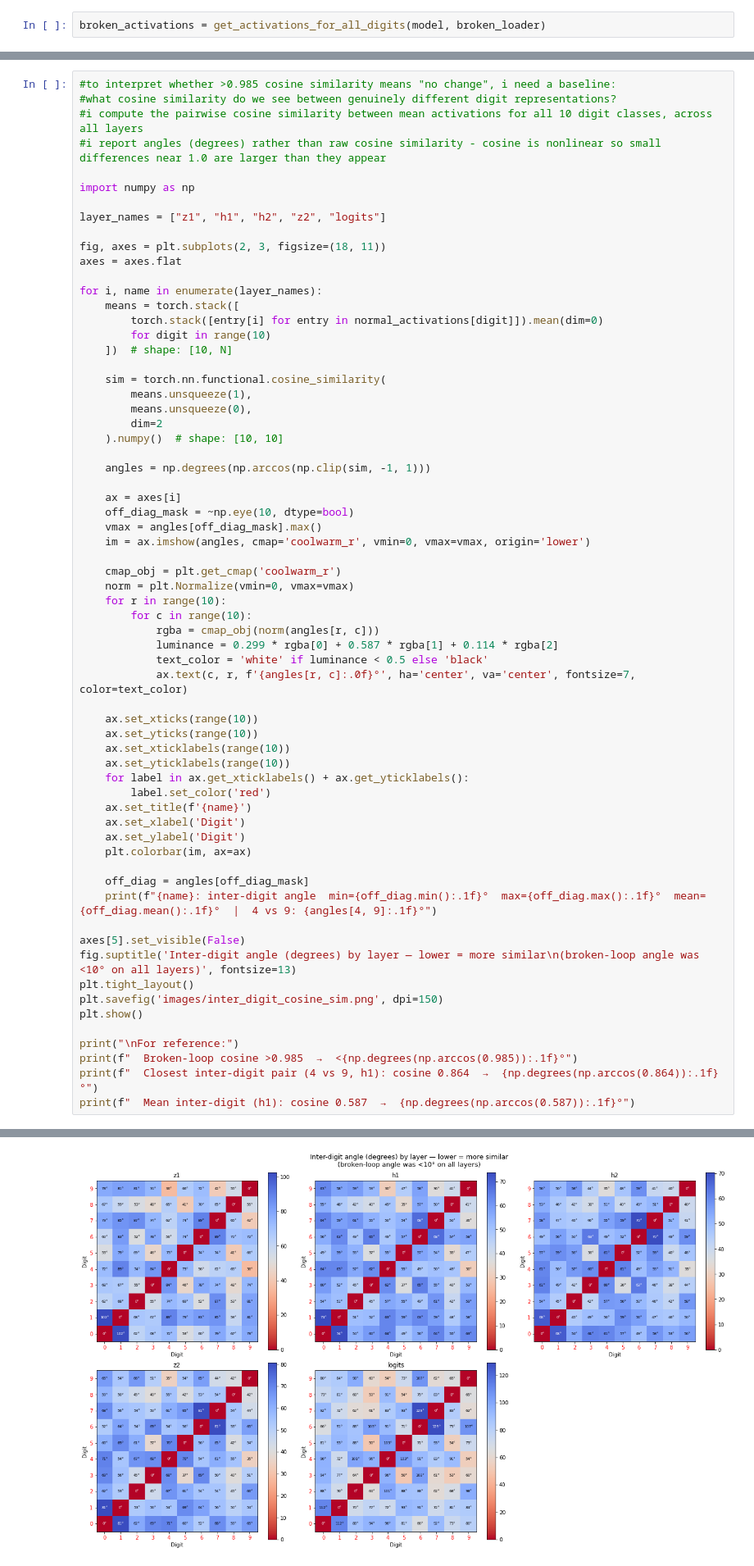
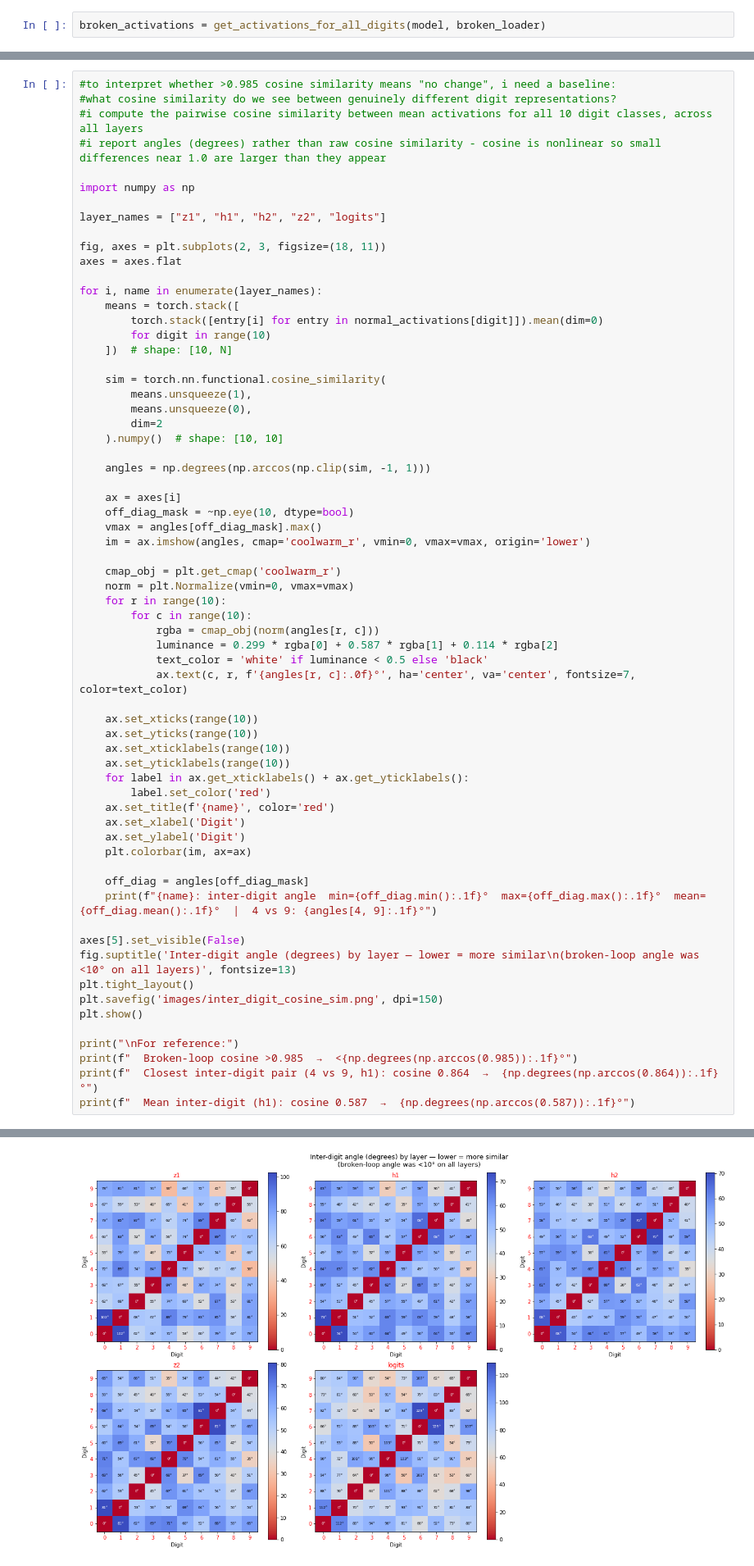
Before and after one commit to mild-rgb/mnist-mech-interp, a Jupyter notebook: mnist_interp_writeup.ipynb, the cells around one changed output, grey strips where cells are left out. Shown at 82% size. Saved outputs shown, nothing was run; the diff lists cells and outputs as text.

Commit message:
Make subplot titles (z1, h1, etc.) red
Co-Authored-By: Claude Sonnet 4.6 <noreply@anthropic.com>

```diff
--- a/mnist_interp_writeup.ipynb
+++ b/mnist_interp_writeup.ipynb
@@ -352,35 +352,35 @@ for i, name in enumerate(layer_names):
 
     ax.set_xticks(range(10))
     ax.set_yticks(range(10))
     ax.set_xticklabels(range(10))
     ax.set_yticklabels(range(10))
     for label in ax.get_xticklabels() + ax.get_yticklabels():
         label.set_color('red')
-    ax.set_title(f'{name}')
+    ax.set_title(f'{name}', color='red')
     ax.set_xlabel('Digit')
     ax.set_ylabel('Digit')
     plt.colorbar(im, ax=ax)
 
     off_diag = angles[off_diag_mask]
     print(f"{name}: inter-digit angle  min={off_diag.min():.1f}°  max={off_diag.max():.1f}°  mean={off_diag.mean():.1f}°  |  4 vs 9: {angles[4, 9]:.1f}°")
 
 axes[5].set_visible(False)
 fig.suptitle('Inter-digit angle (degrees) by layer — lower = more similar\n(broken-loop angle was <10° on all layers)', fontsize=13)
 plt.tight_layout()
 plt.savefig('images/inter_digit_cosine_sim.png', dpi=150)
 plt.show()
 
 print("\nFor reference:")
 print(f"  Broken-loop cosine >0.985  →  <{np.degrees(np.arccos(0.985)):.1f}°")
 print(f"  Closest inter-digit pair (4 vs 9, h1): cosine 0.864  →  {np.degrees(np.arccos(0.864)):.1f}°")
 print(f"  Mean inter-digit (h1): cosine 0.587  →  {np.degrees(np.arccos(0.587)):.1f}°")
 # %% [output]
 z1: inter-digit angle  min=35.6°  max=102.5°  mean=68.2°  |  4 vs 9: 35.6°
 h1: inter-digit angle  min=30.2°  max=73.7°  mean=53.5°  |  4 vs 9: 30.2°
 h2: inter-digit angle  min=34.9°  max=70.4°  mean=51.5°  |  4 vs 9: 34.9°
 z2: inter-digit angle  min=34.6°  max=80.8°  mean=57.3°  |  4 vs 9: 34.6°
 logits: inter-digit angle  min=50.2°  max=129.2°  mean=81.1°  |  4 vs 9: 53.6°
-[figure, old version]
+[figure, new version]
 For reference:
   Broken-loop cosine >0.985  →  <9.9°
   Closest inter-digit pair (4 vs 9, h1): cosine 0.864  →  30.2°
```
Also changed, not shown: 1 other file.
